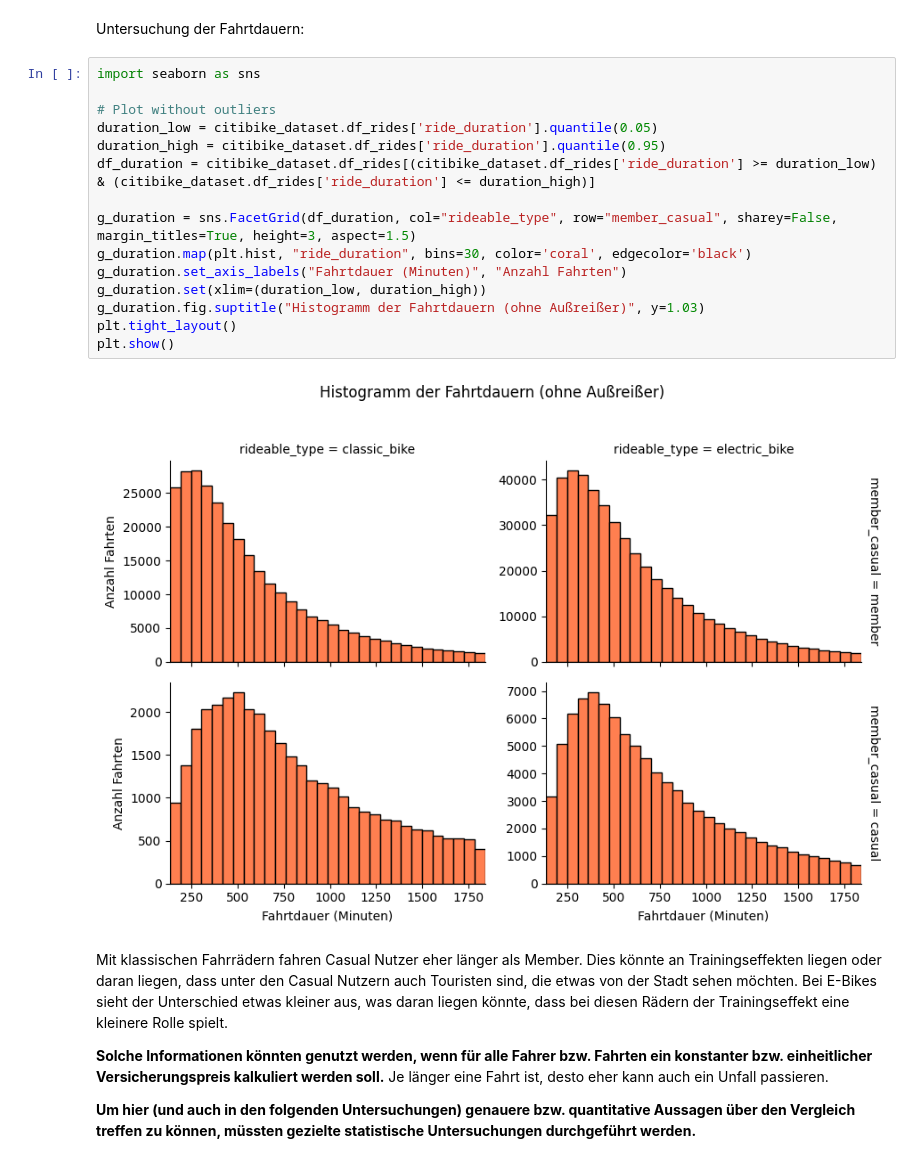
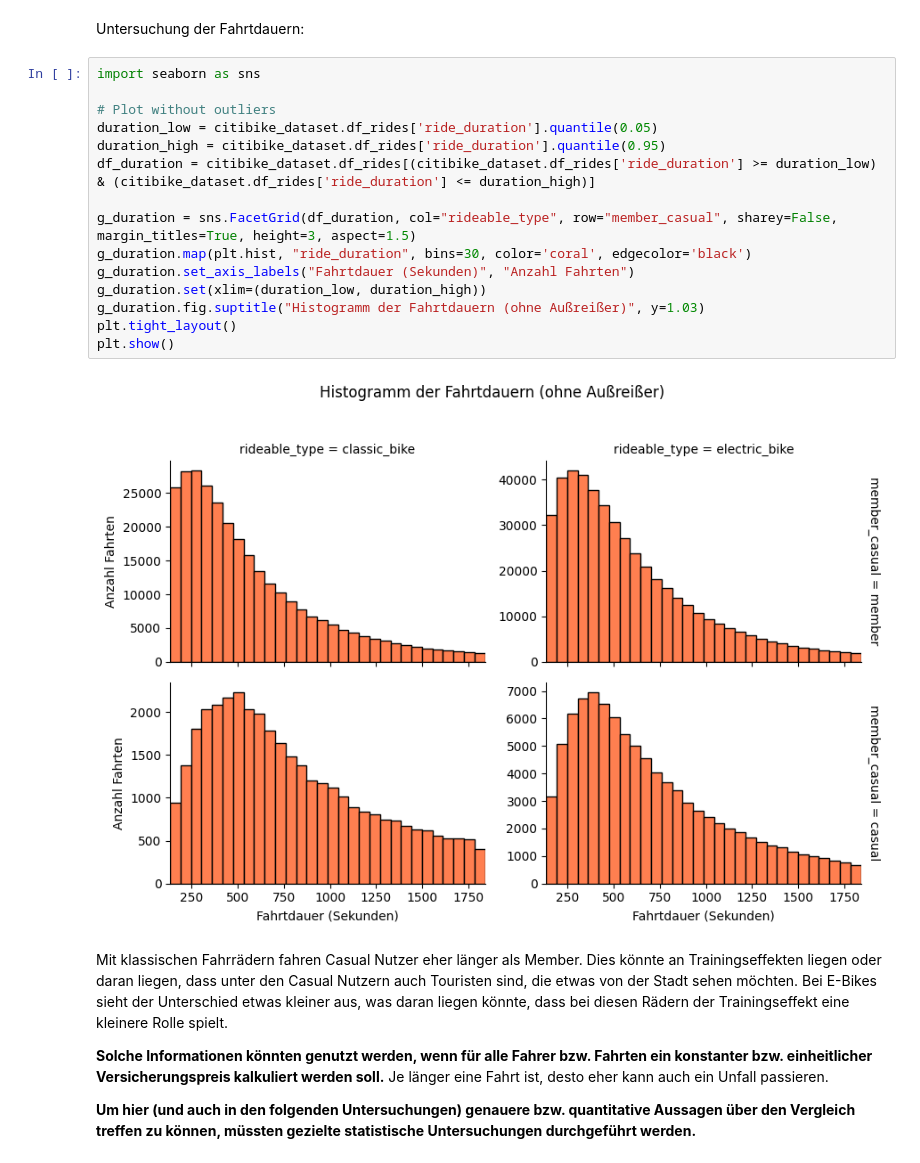
Before and after one commit to JanKrabbe/axa_challenge, a Jupyter notebook: explorative_data_analysis.ipynb, the cells around one changed output. Cells and saved outputs as stored; diff of their text form.

Commit message:
FIX axis label minutes to seconds

```diff
--- a/explorative_data_analysis.ipynb
+++ b/explorative_data_analysis.ipynb
@@ -118,20 +118,20 @@ Untersuchung der Fahrtdauern:
 # %%
 import seaborn as sns
 
 # Plot without outliers
 duration_low = citibike_dataset.df_rides['ride_duration'].quantile(0.05)
 duration_high = citibike_dataset.df_rides['ride_duration'].quantile(0.95)
 df_duration = citibike_dataset.df_rides[(citibike_dataset.df_rides['ride_duration'] >= duration_low) & (citibike_dataset.df_rides['ride_duration'] <= duration_high)]
 
 g_duration = sns.FacetGrid(df_duration, col="rideable_type", row="member_casual", sharey=False, margin_titles=True, height=3, aspect=1.5)
 g_duration.map(plt.hist, "ride_duration", bins=30, color='coral', edgecolor='black')
-g_duration.set_axis_labels("Fahrtdauer (Minuten)", "Anzahl Fahrten")
+g_duration.set_axis_labels("Fahrtdauer (Sekunden)", "Anzahl Fahrten")
 g_duration.set(xlim=(duration_low, duration_high))
 g_duration.fig.suptitle("Histogramm der Fahrtdauern (ohne Außreißer)", y=1.03)
 plt.tight_layout()
 plt.show()
 # %% [output]
-[figure, old version]
+[figure, new version]
 # %% [markdown]
 Mit klassischen Fahrrädern fahren Casual Nutzer eher länger als Member. Dies könnte an Trainingseffekten liegen oder daran liegen, dass unter den Casual Nutzern auch Touristen sind, die etwas von der Stadt sehen möchten. Bei E-Bikes sieht der Unterschied etwas kleiner aus, was daran liegen könnte, dass bei diesen Rädern der Trainingseffekt eine kleinere Rolle spielt.
 
```
